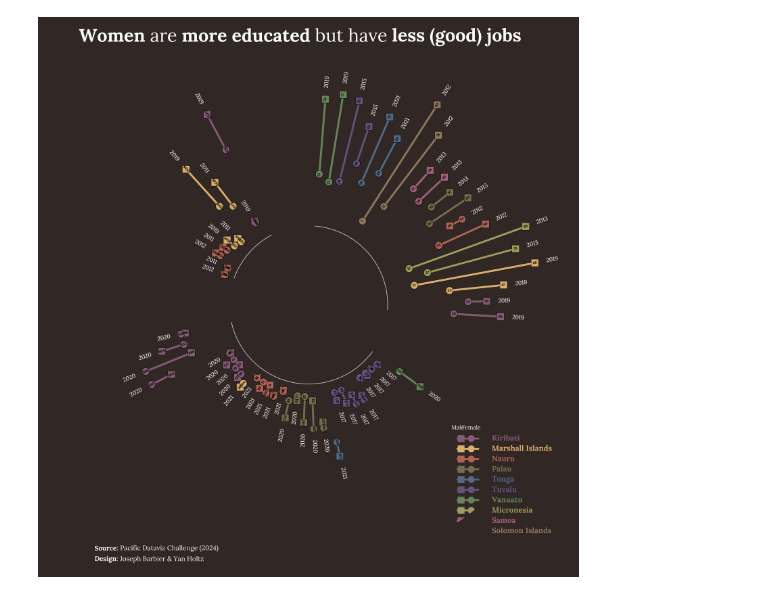
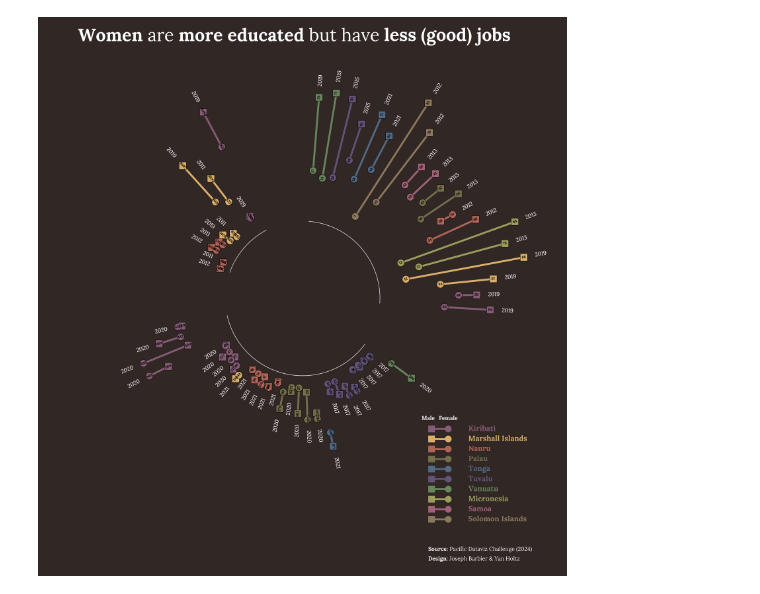
Before and after one commit to JosephBARBIERDARNAL/pacific-data-challenge, a Jupyter notebook: chart.ipynb, the cells around one changed output. Saved outputs shown, nothing was run; the diff lists cells and outputs as text; code cells hidden in the pictures.

```diff
--- a/chart.ipynb
+++ b/chart.ipynb
@@ -236,39 +236,42 @@ text = """
 <Source>: Pacific Dataviz Challenge (2024)
 <Design>: Joseph Barbier & Yan Holtz
 """
 fig_text(
-    x=0.2, y=0.15, s=text,
+    x=0.7, y=0.13, s=text,
     font=font, highlight_textprops=[{'font': boldfont}]*2, color='white',
-    fontsize=7, ha="left", va="top"
+    fontsize=6, ha="left", va="top"
 )
 
 # legend
-x = 0.78
+x = 0.76
 y = 0.3
 line_length = 0.03
 for island in df["island"].unique():
     color = color_mapping[island]
     fig_text(
         x=x, y=y, s=f"{island}", font=boldfont, color=color, fontsize=8,
         ha="left", va="center"
     )
 
     # Add square (male)
-    ax.add_patch(plt.Rectangle((x-0.05, y-0.005), 0.01, 0.01, facecolor=color, transform=fig.transFigure, figure=fig))
+    square = plt.Rectangle((x-0.06, y-0.005), 0.01, 0.01, facecolor=color, transform=fig.transFigure)
+    fig.add_artist(square)
 
     # Add circle (female)
-    ax.add_patch(plt.Circle((x-0.03, y), 0.005, facecolor=color, transform=fig.transFigure, figure=fig))
+    circle = plt.Circle((x-0.03, y), 0.005, facecolor=color, transform=fig.transFigure)
+    fig.add_artist(circle)
 
     # Add line between shapes
-    ax.plot([x, x], [y, y], color=color, linewidth=2, transform=fig.transFigure)
+    line = plt.Line2D([x-0.03, x-0.05], [y, y], color=color, linewidth=2, transform=fig.transFigure)
+    fig.add_artist(line)
 
     y -= 0.015
 
 # Add legend labels
-fig_text(x=x-0.05, y=0.32, s="Male", font=font, color='white', fontsize=6, ha="center", va="top")
-fig_text(x=x-0.03, y=0.32, s="Female", font=font, color='white', fontsize=6, ha="center", va="top")
+fig_text(x=x-0.06, y=0.32, s="Male", font=boldfont, color='white', fontsize=6, ha="center", va="top")
+fig_text(x=x-0.03, y=0.32, s="Female", font=boldfont, color='white', fontsize=6, ha="center", va="top")
 
 plt.savefig("finalchart.png", bbox_inches="tight", dpi=500)
 plt.show()
 # %% [output]
-[figure, old version]
+[figure, new version]
```
Also changed, not shown: 1 other file.
